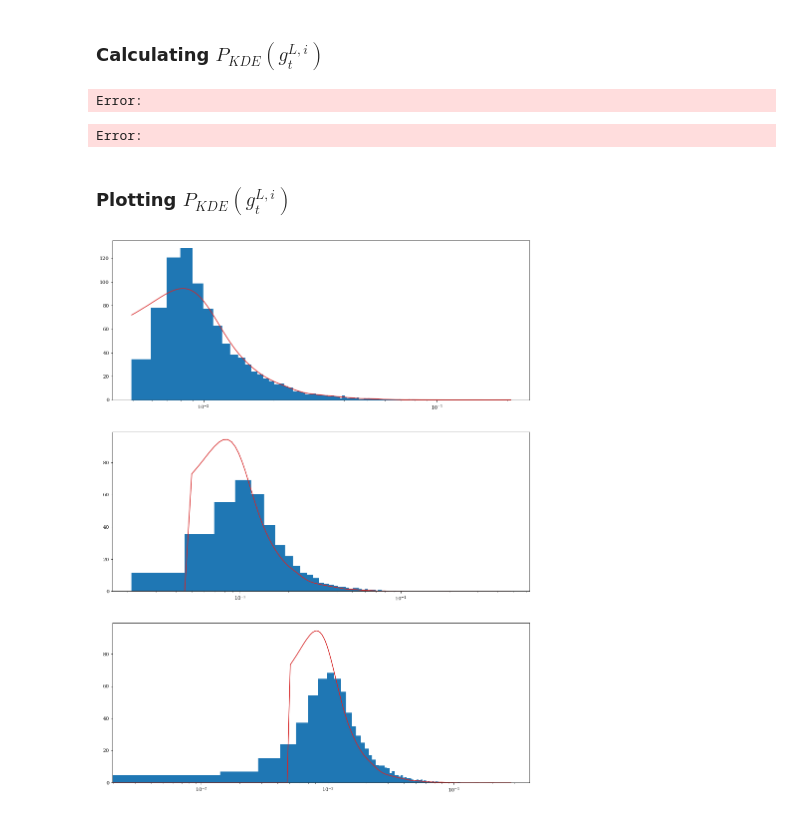
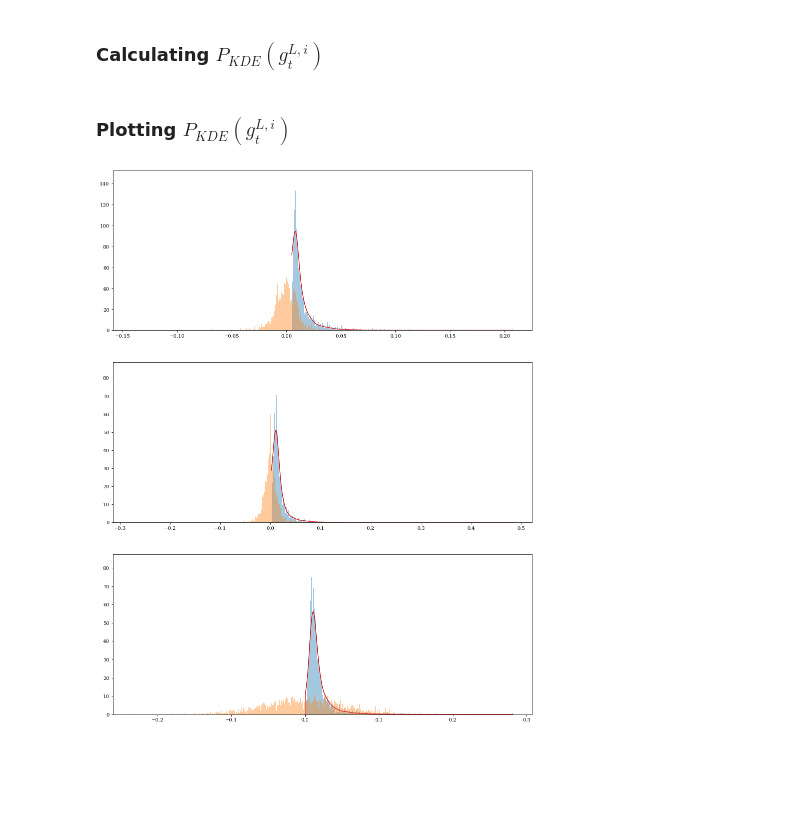
Before and after one commit to caioolivv/masters, a Jupyter notebook: CLMM/CLMM_shear_likelihood_2_1.ipynb, the cells around one changed output. Saved outputs shown, nothing was run; the diff lists cells and outputs as text; code cells hidden in the pictures; blank space fills up the shorter version.

Commit message:
Removed tangential shear data points that equaled zero for the noisy data set in order to build KDE. Weird histogram for observed tangential shear.

```diff
--- a/CLMM/CLMM_shear_likelihood_2_1.ipynb
+++ b/CLMM/CLMM_shear_likelihood_2_1.ipynb
@@ -101,26 +101,26 @@ gt_lensing_ideal_z_kde.prepare()
 gt_lensing_noisy_z_kde = Ncm.StatsDist1dEPDF.new_full (2000, Ncm.StatsDist1dEPDFBw.AUTO, 0.01, 0.001)
 
 for gt in gt_lensing_noisy_z:
-    gt_lensing_noisy_z_kde.add_obs(gt)
+    if gt != 0:
+        gt_lensing_noisy_z_kde.add_obs(gt)
 
 gt_lensing_noisy_z_kde.prepare()
-# %% [output]
-Error:
-Error:
 # %% [markdown]
 ### Plotting $P_{KDE}(g^{L,i}_t)$
 # %%
 fig, ax = plt.subplots(3, 1, figsize=(15,20), facecolor="white")
 
-for gt_list, kde, i in zip([gt_lensing_ideal, gt_lensing_ideal_z, gt_lensing_noisy_z], [gt_lensing_ideal_kde, gt_lensing_ideal_z_kde, gt_lensing_noisy_z_kde], range(3)):
+for gt_th, gt_obs, kde, i in zip([gt_lensing_ideal, gt_lensing_ideal_z, gt_lensing_noisy_z], [gt_ideal, gt_ideal_z, gt_noisy_z], [gt_lensing_ideal_kde, gt_lensing_ideal_z_kde, gt_lensing_noisy_z_kde], range(3)):
 
-    gt_min, gt_max = min(gt_list), max(gt_list)
+    gt_min, gt_max = min(gt_th), max(gt_th)
 
     x = np.linspace(gt_min, gt_max, num=1000)
     y = [kde.eval_p(x_i) for x_i in x]
 
-    ax[i].hist(gt_list, bins=200, density=True)
+    ax[i].hist(gt_th, bins=2000, density=True, alpha=0.4)
+    ax[i].hist(gt_obs, bins=2000, density=True, alpha=0.4)
     ax[i].plot(x, y, color='tab:red')
-    ax[i].set_xscale('log')
+    # ax[i].set_xscale('log')
+    # ax[i].set_xlim(0, 0.02)
 # %% [output]
-[figure, old version]
+[figure, new version]
```
